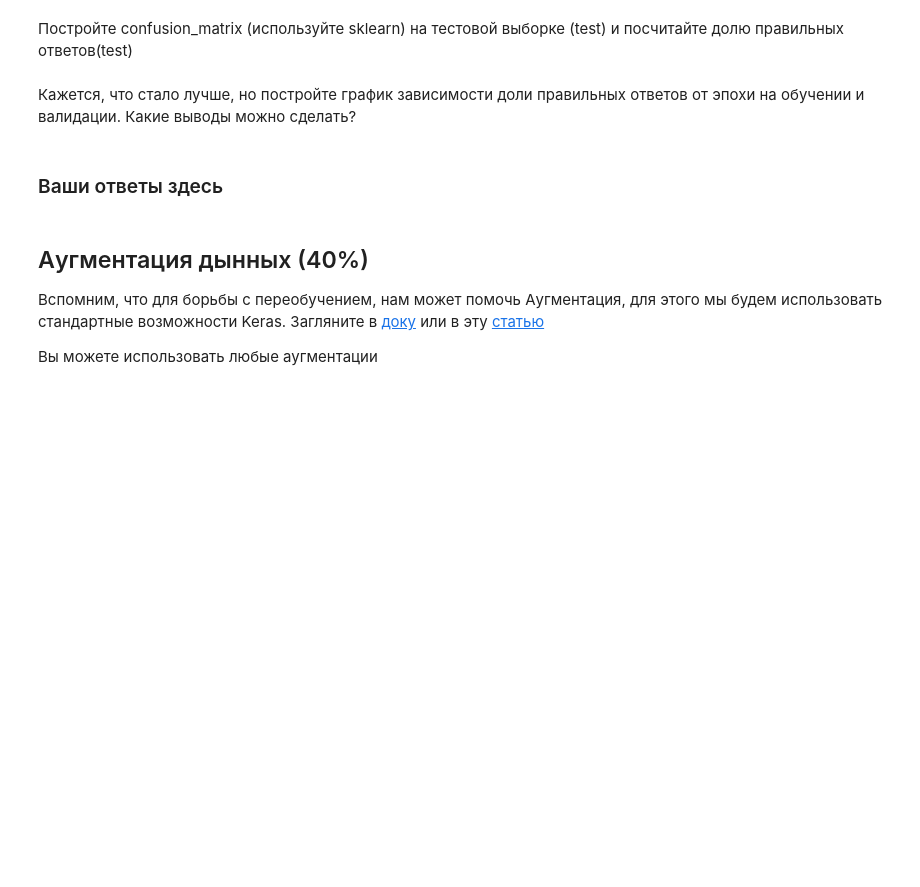
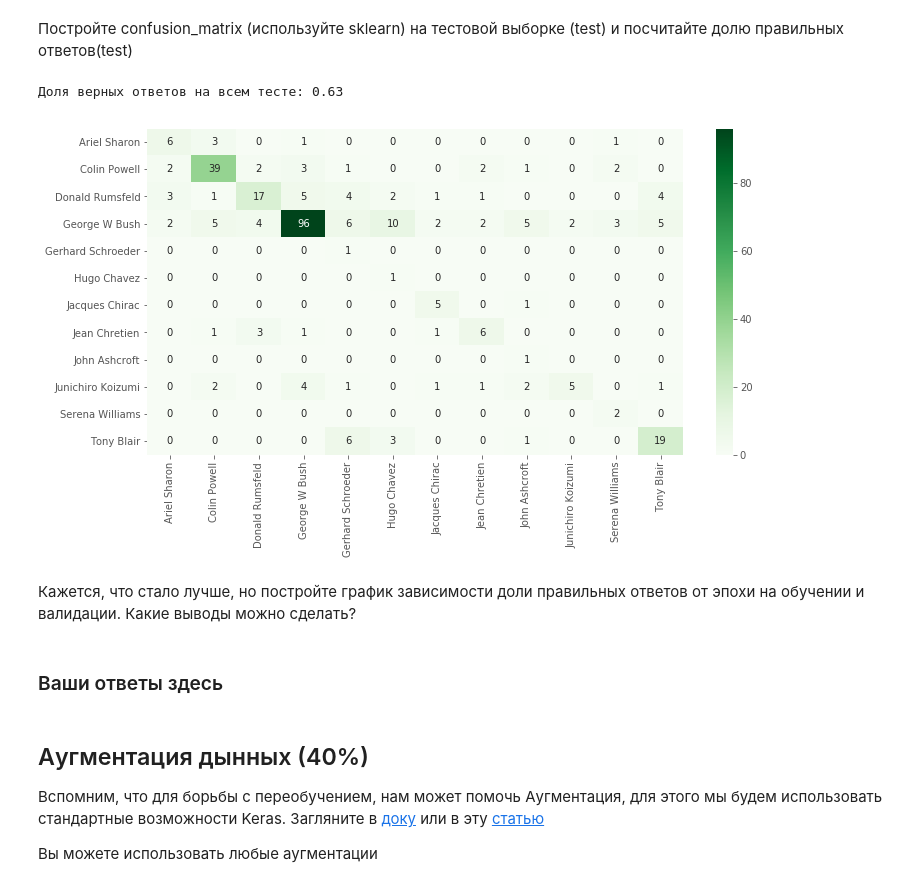
Before and after one commit to Keleas/ml_mipt_dafe_major, a Jupyter notebook: homeworks/hw3/hw3.ipynb, the cells around one changed output. Drawn from its saved outputs; the diff is of its cells as text; code cells hidden in the pictures; blank space fills up the shorter version.

```diff
--- a/homeworks/hw3/hw3.ipynb
+++ b/homeworks/hw3/hw3.ipynb
@@ -128,13 +480,21 @@ plt.show()
 # %% [markdown]
 Постройте confusion_matrix (используйте sklearn) на тестовой выборке (test) и посчитайте долю правильных ответов(test)
 # %%
-confusionmatrix = # Ваш код здесь
+y_pred = model_conv.predict(x_test.reshape(x_test.shape[0], input_shape[0], input_shape[1], 1)).argmax(axis=1)
+y_true = y_test_cat.argmax(axis=1)
+confusionmatrix = confusion_matrix(y_pred, y_true)
+
+accuracy = accuracy_score(y_pred, y_true)
+print('Доля верных ответов на всем тесте: %.2f' % accuracy)
 
 plt.figure(figsize=(12, 6))
 sns.heatmap(confusionmatrix, cmap='Greens', annot=True,
             xticklabels=lfw_people.target_names,
             yticklabels=lfw_people.target_names)
 plt.show()
+# %% [output]
+Доля верных ответов на всем тесте: 0.63
+[figure, added]
 # %% [markdown]
 Кажется, что стало лучше, но постройте график зависимости доли правильных ответов от эпохи на обучении и валидации. Какие выводы можно сделать?
 # %% [markdown]
```
Also changed, not shown: parts of 36 cells of this notebook, 2 other files.
